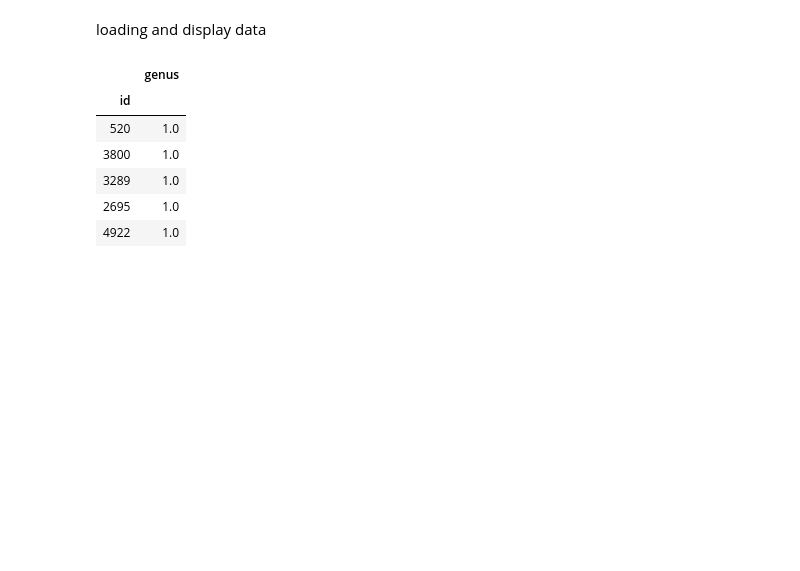
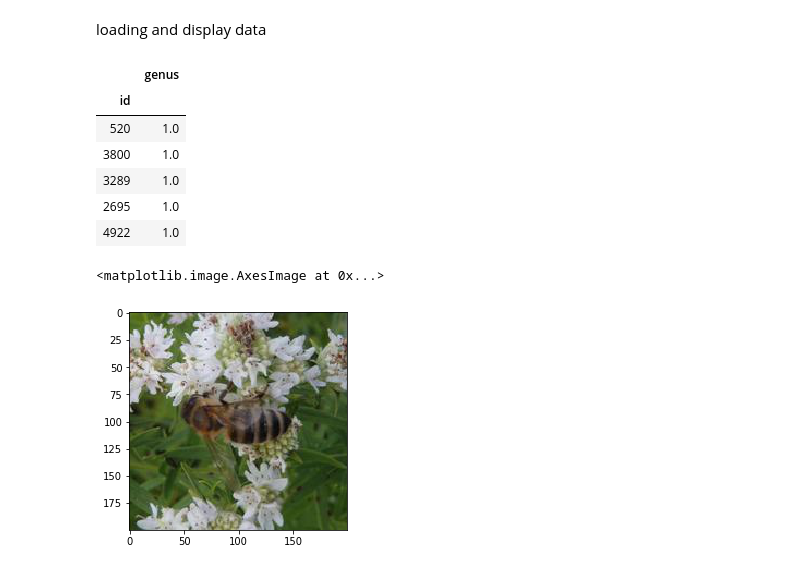
Before and after one commit to juansantateresa/juan, a Jupyter notebook: Projects/Naïve Bees Predict Species from Images.ipynb, the cells around one changed output. Saved outputs shown, nothing was run; the diff lists cells and outputs as text; code cells hidden in the pictures; blank space fills up the shorter version.

```diff
--- a/Projects/Naïve Bees Predict Species from Images.ipynb
+++ b/Projects/Naïve Bees Predict Species from Images.ipynb
@@ -32,3 +32,18 @@ labels.head()
 | 3289 | 1.0 |
 | 2695 | 1.0 |
 | 4922 | 1.0 |
+# %%
+def get_image(row_id,
+              root='/Users/juansantateresagomez/Desktop/small_DS_exercises/juan/Projects/dataset/images/train/'):
+
+    filename = '{}.jpg'.format(row_id)
+    file_path = os.path.join(root, filename)
+    img = Image.open(file_path)
+    return np.array(img)
+# %%
+apis_row = labels[labels.genus == 0.0].index[5]
+# %%
+plt.imshow(get_image(apis_row))
+# %% [output]
+<matplotlib.image.AxesImage at 0x...>
+[figure, added]
```
Also changed, not shown: parts of 3 cells of this notebook.
